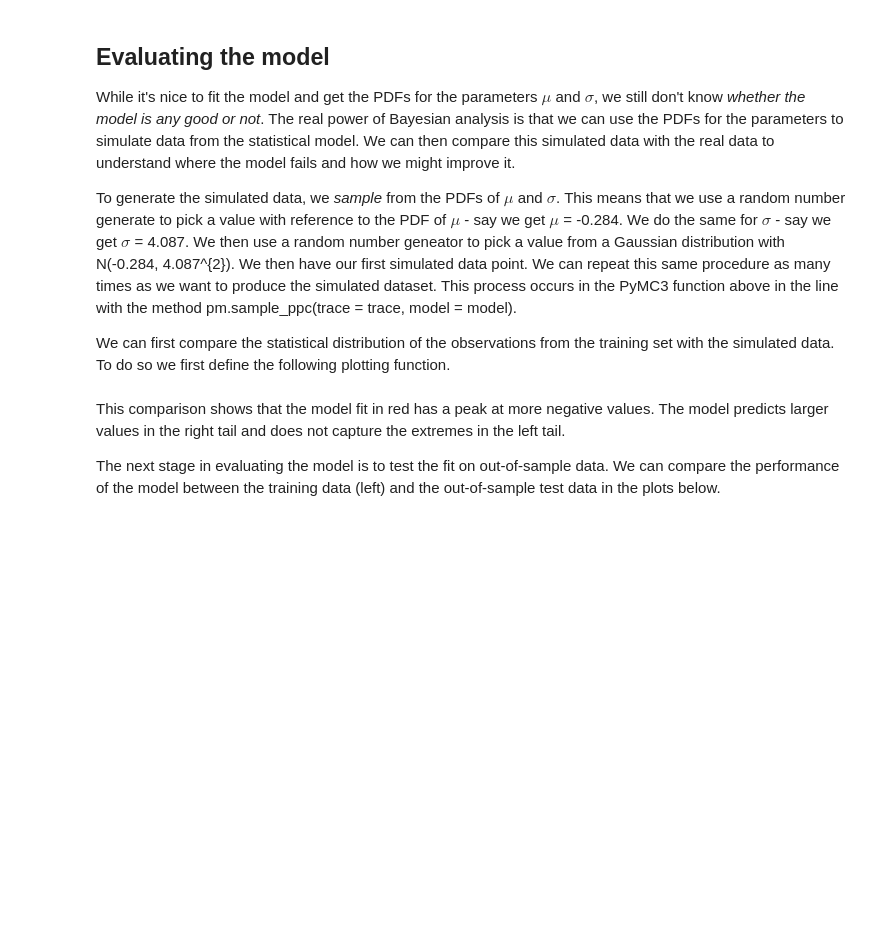
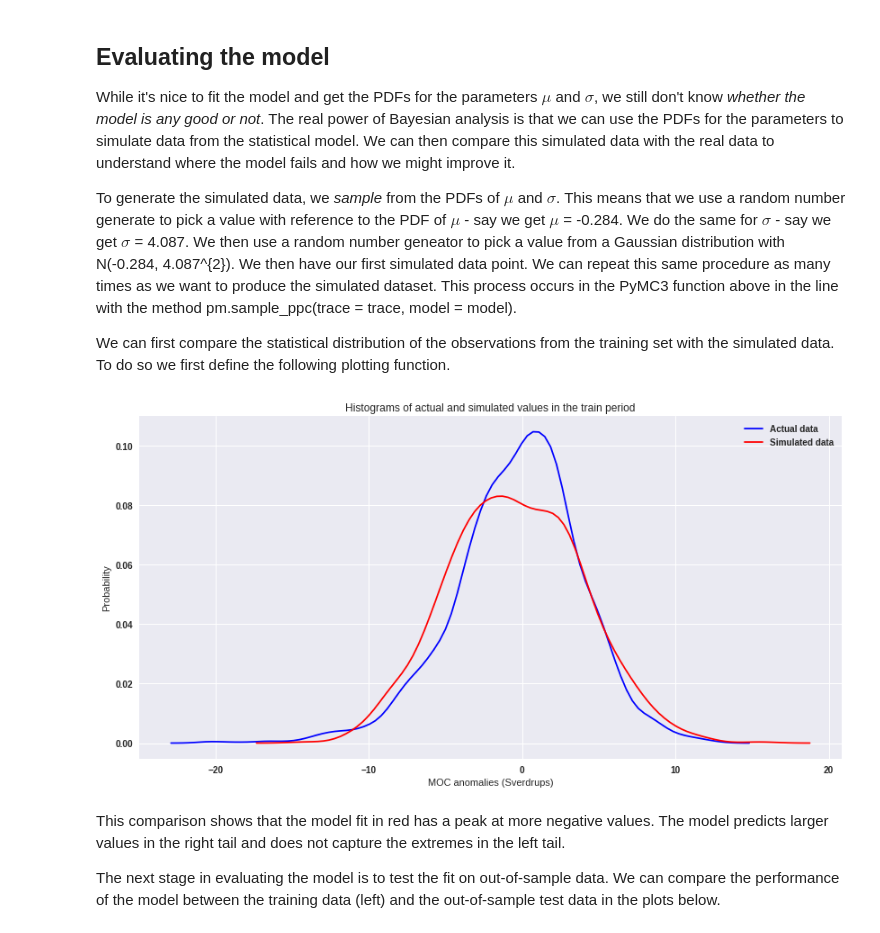
Before and after one commit to braaannigan/explore_data, a Jupyter notebook: bayes_moc_gaussian.ipynb, the cells around one changed output. Saved outputs shown, nothing was run; the diff lists cells and outputs as text; code cells hidden in the pictures; blank space fills up the shorter version.

Commit message:
updated yobs shape

```diff
--- a/bayes_moc_gaussian.ipynb
+++ b/bayes_moc_gaussian.ipynb
@@ -177,6 +177,8 @@ We can now infer the parameters $\mu$ and $\sigma$ using this model.  We're goin
 mu_prior = {'mean': 0, 'sd': 3}
 sigma_prior = {'sd': 10}
 trace,train_samples = gaussian_fit(data = moc_anomalies_train, mu_prior = mu_prior, sigma_prior = sigma_prior);
+if len(train_samples['Y_obs'].shape) > 1:
+    train_samples['Y_obs'] = train_samples['Y_obs'][:,0]
 # %% [output]
 Auto-assigning NUTS sampler...
 Initializing NUTS using advi...
@@ -249,7 +271,9 @@ def compare_distributions(train_data, simulated_train_data, test_data = None, si
 
     plt.show()
 # %%
-compare_distributions(moc_anomalies_train, train_samples['Y_obs'][:,0])
+compare_distributions(moc_anomalies_train, train_samples['Y_obs'])
+# %% [output]
+[figure, added]
 # %% [markdown]
 This comparison shows that the model fit in red has a peak at more negative values. The model predicts larger values in the right tail and does not capture the extremes in the left tail.
 
```
Also changed, not shown: parts of 7 cells of this notebook.
